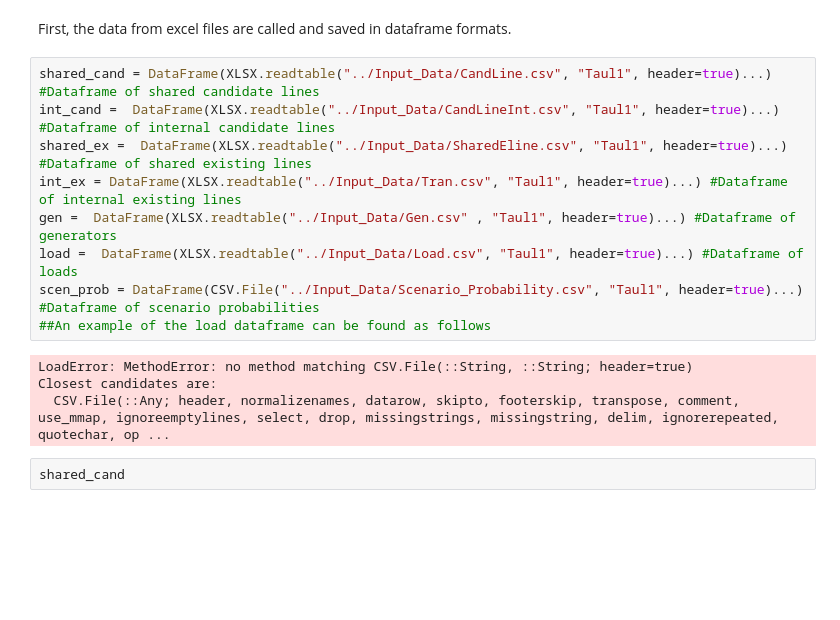
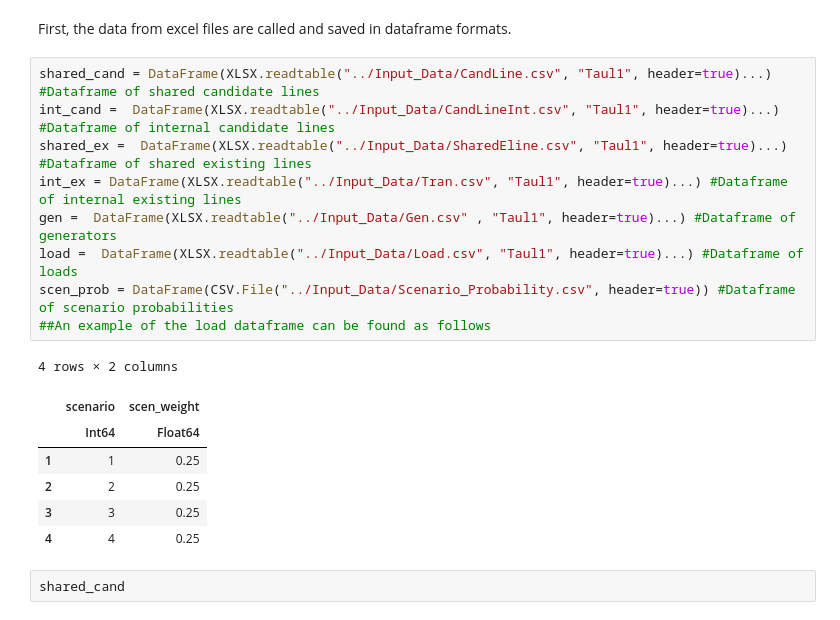
Before and after one commit to sambuddhac/Horizontal_Proper, a Jupyter notebook: Example/stage1_final.ipynb, the cells around one changed output. Cells and saved outputs as stored; diff of their text form; blank space fills up the shorter version.

Commit message:
Fixed scenario data file problem

```diff
--- a/Example/stage1_final.ipynb
+++ b/Example/stage1_final.ipynb
@@ -46,16 +46,20 @@ First, the data from excel files are called and saved in dataframe formats.
 # %%
 shared_cand = DataFrame(XLSX.readtable("../Input_Data/CandLine.csv", "Taul1", header=true)...) #Dataframe of shared candidate lines
 int_cand =  DataFrame(XLSX.readtable("../Input_Data/CandLineInt.csv", "Taul1", header=true)...) #Dataframe of internal candidate lines
 shared_ex =  DataFrame(XLSX.readtable("../Input_Data/SharedEline.csv", "Taul1", header=true)...) #Dataframe of shared existing lines
 int_ex = DataFrame(XLSX.readtable("../Input_Data/Tran.csv", "Taul1", header=true)...) #Dataframe of internal existing lines
 gen =  DataFrame(XLSX.readtable("../Input_Data/Gen.csv" , "Taul1", header=true)...) #Dataframe of generators
 load =  DataFrame(XLSX.readtable("../Input_Data/Load.csv", "Taul1", header=true)...) #Dataframe of loads
-scen_prob = DataFrame(CSV.File("../Input_Data/Scenario_Probability.csv", "Taul1", header=true)...) #Dataframe of scenario probabilities
+scen_prob = DataFrame(CSV.File("../Input_Data/Scenario_Probability.csv", header=true)) #Dataframe of scenario probabilities
 ##An example of the load dataframe can be found as follows
 # %% [output]
-LoadError: MethodError: no method matching CSV.File(::String, ::String; header=true)
-Closest candidates are:
-  CSV.File(::Any; header, normalizenames, datarow, skipto, footerskip, transpose, comment, use_mmap, ignoreemptylines, select, drop, missingstrings, missingstring, delim, ignorerepeated, quotechar, op ...
+4 rows × 2 columns
+|  | scenario | scen_weight |
+|  | Int64 | Float64 |
+| 1 | 1 | 0.25 |
+| 2 | 2 | 0.25 |
+| 3 | 3 | 0.25 |
+| 4 | 4 | 0.25 |
 # %%
 shared_cand
 # %% [output]
```
Also changed, not shown: 2 other files.
